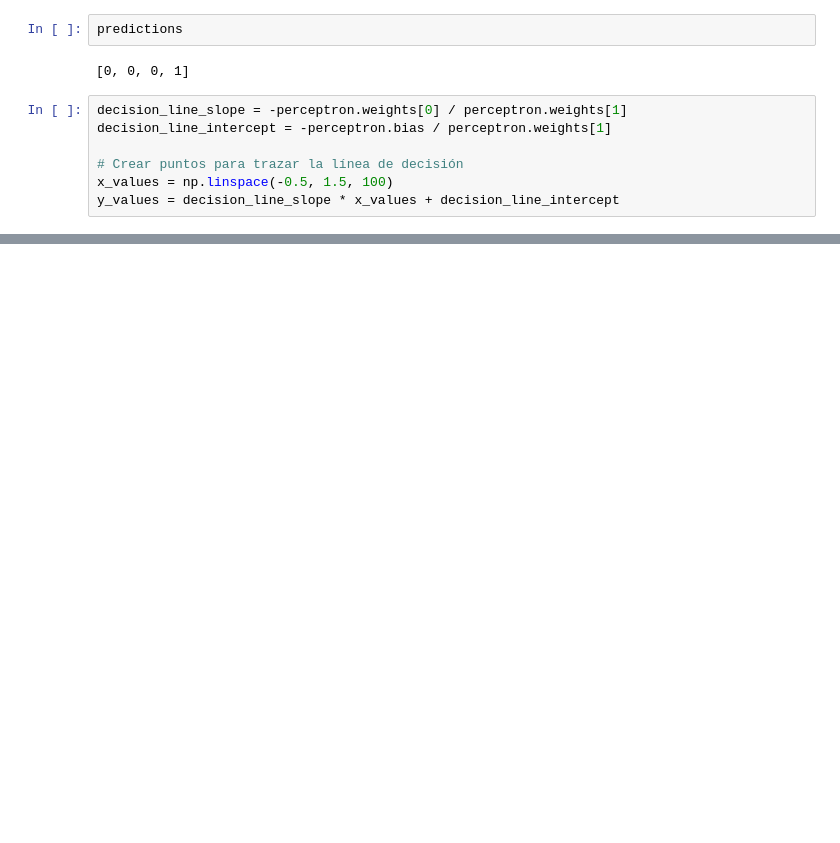
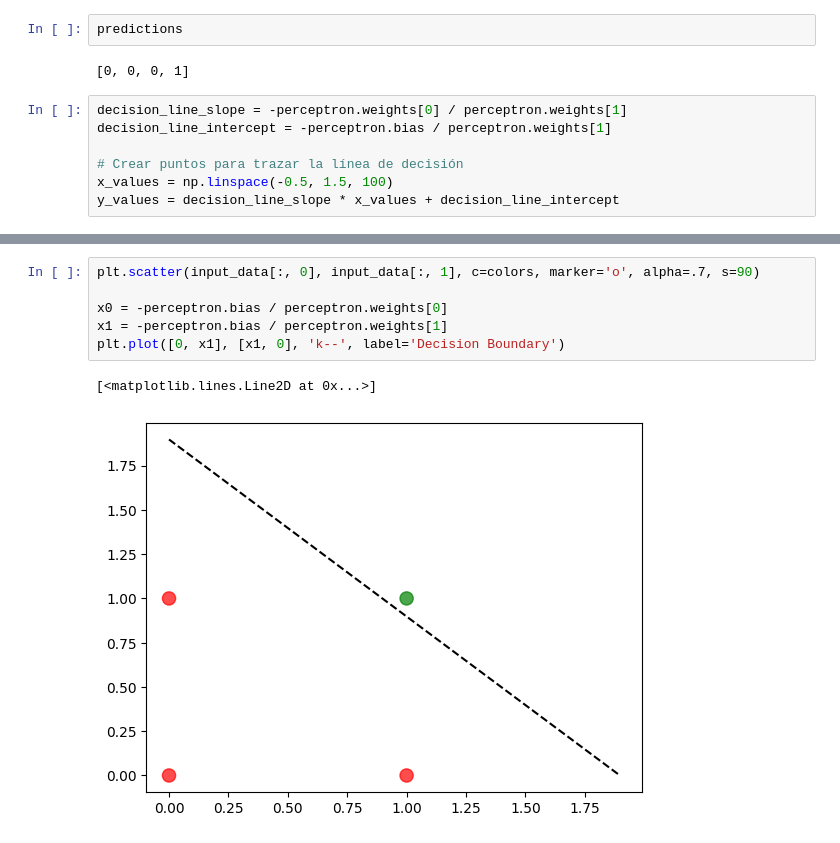
Before and after one commit to Erik172/machine-learning-engineer, a Jupyter notebook: notebooks/perceptron/resolving_AND_with_perceptron.ipynb, the cells around one changed output, grey strips where cells are left out. Cells and saved outputs as stored; diff of their text form; blank space fills up the shorter version.

Commit message:
Perceptron AND problem

```diff
--- a/notebooks/perceptron/resolving_AND_with_perceptron.ipynb
+++ b/notebooks/perceptron/resolving_AND_with_perceptron.ipynb
@@ -96,0 +97,9 @@ plt.show()
+# %%
+plt.scatter(input_data[:, 0], input_data[:, 1], c=colors, marker='o', alpha=.7, s=90)
+
+x0 = -perceptron.bias / perceptron.weights[0]
+x1 = -perceptron.bias / perceptron.weights[1]
+plt.plot([0, x1], [x1, 0], 'k--', label='Decision Boundary')
+# %% [output]
+[<matplotlib.lines.Line2D at 0x...>]
+[figure, added]
```
Also changed, not shown: parts of 3 cells of this notebook.
